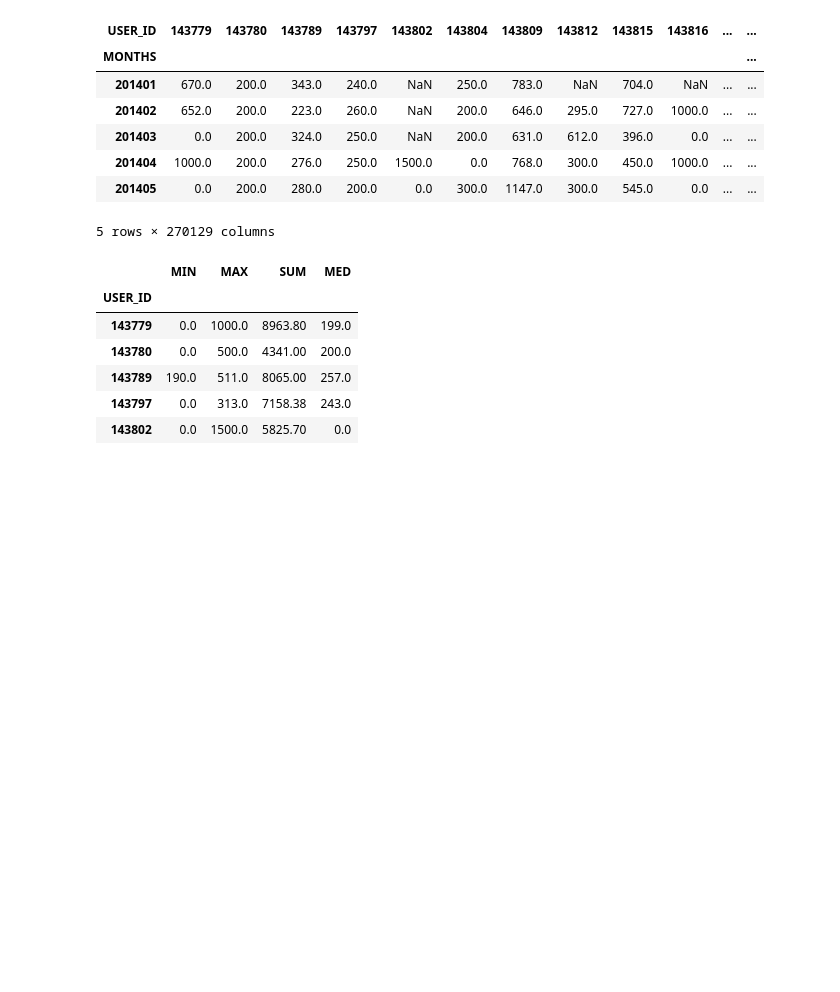
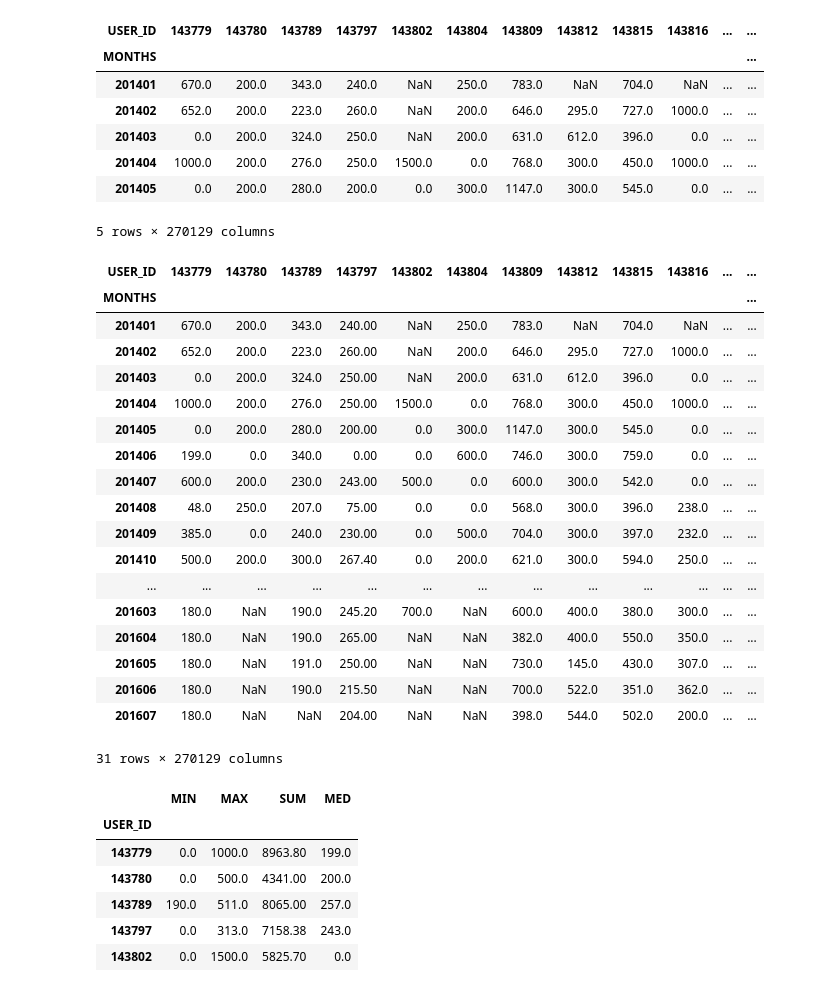
Before and after one commit to shkabarashka/python, a Jupyter notebook: RTK.ipynb, the cells around one changed output. Saved outputs shown, nothing was run; the diff lists cells and outputs as text; code cells hidden in the pictures; blank space fills up the shorter version.

```diff
--- a/RTK.ipynb
+++ b/RTK.ipynb
@@ -393,6 +394,28 @@ Pay5.head()
 | 201404 | 1000.0 | 200.0 | 276.0 | 250.0 | 1500.0 | 0.0 | 768.0 | 300.0 | 450.0 | 1000.0 | ... | ... |
 | 201405 | 0.0 | 200.0 | 280.0 | 200.0 | 0.0 | 300.0 | 1147.0 | 300.0 | 545.0 | 0.0 | ... | ... |
 5 rows × 270129 columns
+# %%
+Pay5
+# %% [output]
+| USER_ID | 143779 | 143780 | 143789 | 143797 | 143802 | 143804 | 143809 | 143812 | 143815 | 143816 | ... | ... |
+| MONTHS |  |  |  |  |  |  |  |  |  |  |  | ... |
+| 201401 | 670.0 | 200.0 | 343.0 | 240.00 | NaN | 250.0 | 783.0 | NaN | 704.0 | NaN | ... | ... |
+| 201402 | 652.0 | 200.0 | 223.0 | 260.00 | NaN | 200.0 | 646.0 | 295.0 | 727.0 | 1000.0 | ... | ... |
+| 201403 | 0.0 | 200.0 | 324.0 | 250.00 | NaN | 200.0 | 631.0 | 612.0 | 396.0 | 0.0 | ... | ... |
+| 201404 | 1000.0 | 200.0 | 276.0 | 250.00 | 1500.0 | 0.0 | 768.0 | 300.0 | 450.0 | 1000.0 | ... | ... |
+| 201405 | 0.0 | 200.0 | 280.0 | 200.00 | 0.0 | 300.0 | 1147.0 | 300.0 | 545.0 | 0.0 | ... | ... |
+| 201406 | 199.0 | 0.0 | 340.0 | 0.00 | 0.0 | 600.0 | 746.0 | 300.0 | 759.0 | 0.0 | ... | ... |
+| 201407 | 600.0 | 200.0 | 230.0 | 243.00 | 500.0 | 0.0 | 600.0 | 300.0 | 542.0 | 0.0 | ... | ... |
+| 201408 | 48.0 | 250.0 | 207.0 | 75.00 | 0.0 | 0.0 | 568.0 | 300.0 | 396.0 | 238.0 | ... | ... |
+| 201409 | 385.0 | 0.0 | 240.0 | 230.00 | 0.0 | 500.0 | 704.0 | 300.0 | 397.0 | 232.0 | ... | ... |
+| 201410 | 500.0 | 200.0 | 300.0 | 267.40 | 0.0 | 200.0 | 621.0 | 300.0 | 594.0 | 250.0 | ... | ... |
+| ... | ... | ... | ... | ... | ... | ... | ... | ... | ... | ... | ... | ... |
+| 201603 | 180.0 | NaN | 190.0 | 245.20 | 700.0 | NaN | 600.0 | 400.0 | 380.0 | 300.0 | ... | ... |
+| 201604 | 180.0 | NaN | 190.0 | 265.00 | NaN | NaN | 382.0 | 400.0 | 550.0 | 350.0 | ... | ... |
+| 201605 | 180.0 | NaN | 191.0 | 250.00 | NaN | NaN | 730.0 | 145.0 | 430.0 | 307.0 | ... | ... |
+| 201606 | 180.0 | NaN | 190.0 | 215.50 | NaN | NaN | 700.0 | 522.0 | 351.0 | 362.0 | ... | ... |
+| 201607 | 180.0 | NaN | NaN | 204.00 | NaN | NaN | 398.0 | 544.0 | 502.0 | 200.0 | ... | ... |
+31 rows × 270129 columns
 # %%
 Min = Pay5.min()
 Max = Pay5.max()
```
Also changed, not shown: parts of 6 cells of this notebook, 4 other files.
